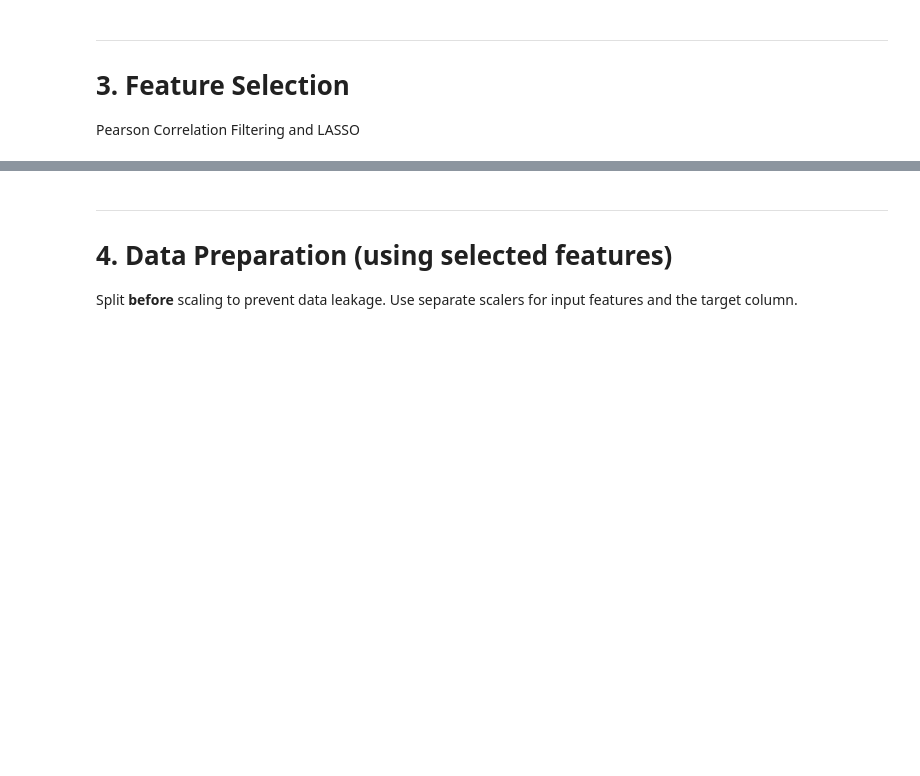
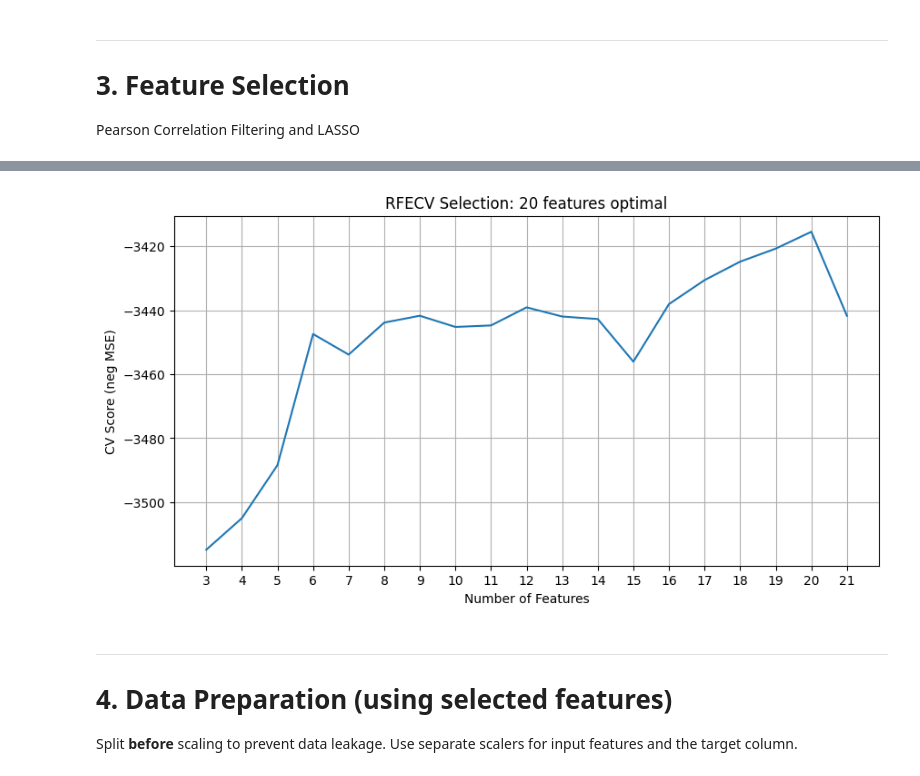
Before and after one commit to glitchlover/Thesis2, a Jupyter notebook: attempt3.2.ipynb, the cells around one changed output, grey strips where cells are left out. Saved outputs shown, nothing was run; the diff lists cells and outputs as text; code cells hidden in the pictures; blank space fills up the shorter version.

```diff
--- a/attempt3.2.ipynb
+++ b/attempt3.2.ipynb
@@ -161,44 +197,35 @@ pd.DataFrame(feature_cols)
 # %%
-from sklearn.linear_model import LassoCV
-from sklearn.model_selection import GridSearchCV
-from sklearn.feature_selection import SelectFromModel
-from sklearn.preprocessing import RobustScaler
+'''RFECV Feature Selection'''
+from sklearn.ensemble import RandomForestRegressor
+from sklearn.feature_selection import RFECV
+from sklearn.model_selection import TimeSeriesSplit
 
-# Prepare data (using only features, not target)
-X = df[list(feature_cols)].values
-y = df[target_col].values
-
-# Split BEFORE scaling to prevent data leakage
-sample_len = int(len(X)*0.2)
-X_sample = X[:sample_len]
-y_sample = y[:sample_len]
-
-print(X_sample.shape, y_sample.shape)
-
-# Scale features (separate scaler for train/test)
-scaler = RobustScaler()
-X_sample_scaled = scaler.fit_transform(X_sample)
-
-# ============ Feature SELECTION ======================
-
-# Tune and train a simple LASSO model _________________
-
-lasso = LassoCV(
-    alphas=np.logspace(-4, 4, 100),
-    max_iter=100000,
-    tol=1e-3,                               # Loosen tolerance
-    cv=5,
+# Step 1: Pearson filter first (on sample/train data only)
+sample_len = int(len(df) * 0.5)
+sample_df = df.iloc[:sample_len].copy()
+feature_cols = selected_features
+X_temp = sample_df[selected_features].values
+y_temp = sample_df[['Close_nxt']].values.ravel()
+tscv = TimeSeriesSplit(n_splits=5)
+rfecv = RFECV(
+    estimator=RandomForestRegressor(n_estimators=100, max_depth=8, random_state=42),
+    step=1,
+    cv=tscv,
+    scoring='neg_mean_squared_error',
+    min_features_to_select=3
 )
-lasso.fit(X_sample_scaled, y_sample.ravel())
-
-lasso_selector = SelectFromModel(lasso, prefit=True)
-lasso_mask = lasso_selector.get_support()
-print('Lasso Selected: ', lasso_mask.sum())
-
-# Get selected features (non-zero coefficients)
-selected_mask = lasso.coef_ != 0
-selected_features = np.array(list(feature_cols))[selected_mask].tolist()
-
-print(f'LASSO selected {len(selected_features)} features:')
-print(pd.DataFrame(selected_features))
+rfecv.fit(X_temp, y_temp)
+selected_features = [f for f, s in zip(selected_features, rfecv.support_) if s]
+optimal_n = rfecv.n_features_
+print(f"Optimal features: {optimal_n}")
+print(f"Selected: {selected_features}")
+plt.figure(figsize=(10, 5))
+plt.plot(rfecv.cv_results_['mean_test_score'])
+plt.xlabel('Number of Features')
+plt.ylabel('CV Score (neg MSE)')
+plt.title(f'RFECV Selection: {optimal_n} features optimal')
+plt.xticks(range(len(rfecv.cv_results_['mean_test_score'])),
+          range(3, 3 + len(rfecv.cv_results_['mean_test_score'])))
+plt.grid(True)
+plt.show()
 # %% [output]
@@ -221,3 +234,4 @@ LASSO selected 12 features:
+[figure, added]
 # %% [markdown]
 ---
 # 4. Data Preparation (using selected features)
```
Also changed, not shown: parts of 17 cells of this notebook, 12 other files.
